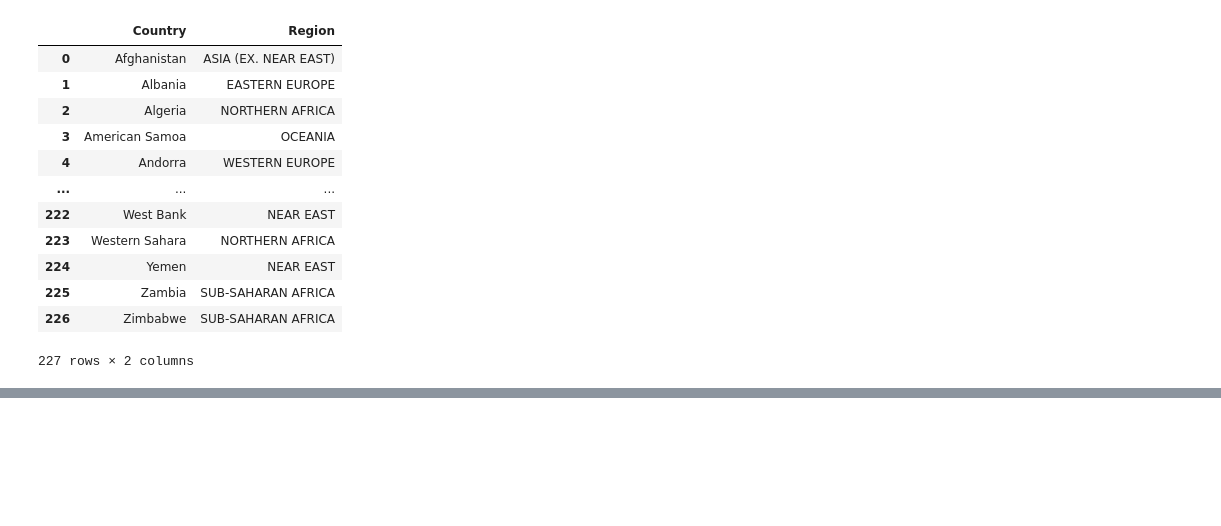
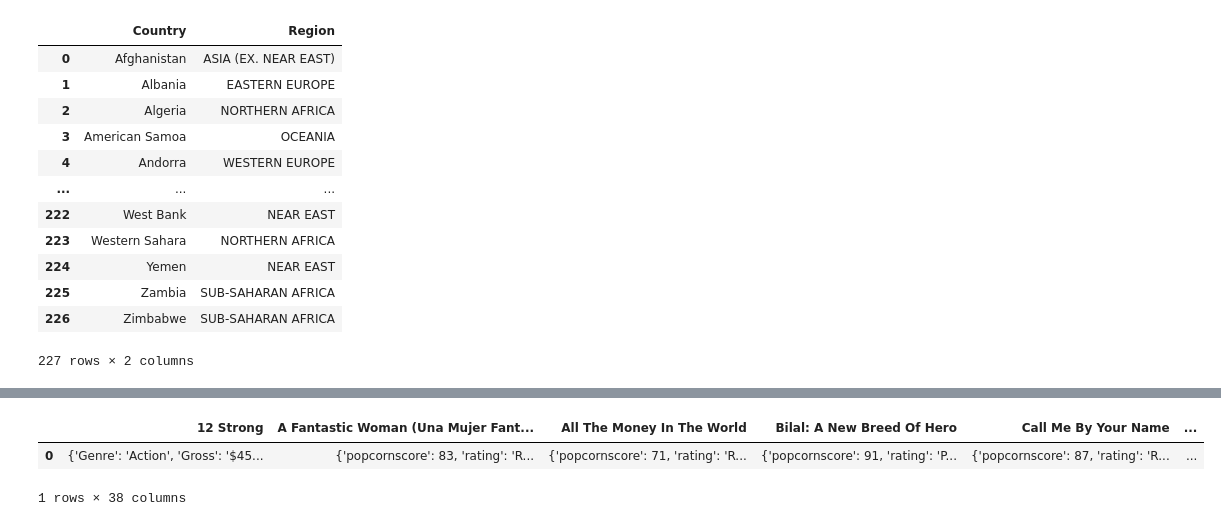
Before and after one commit to kazrkb/pandas-for-data-analytics, a Jupyter notebook: Reading Files Using Pandas.ipynb, the cells around one changed output, grey strips where cells are left out. Saved outputs shown, nothing was run; the diff lists cells and outputs as text; code cells hidden in the pictures; blank space fills up the shorter version.

```diff
--- a/Reading Files Using Pandas.ipynb
+++ b/Reading Files Using Pandas.ipynb
@@ -22,0 +57,7 @@ df
+# %%
+df = pd.read_json(r"D:\Data Analyst Bootcamp\Pandas for Data Analytics\data\json_sample.json")
+df
+# %% [output]
+|  | 12 Strong | A Fantastic Woman (Una Mujer Fant... | All The Money In The World | Bilal: A New Breed Of Hero | Call Me By Your Name | ... |
+| 0 | {'Genre': 'Action', 'Gross': '$45... | {'popcornscore': 83, 'rating': 'R... | {'popcornscore': 71, 'rating': 'R... | {'popcornscore': 91, 'rating': 'P... | {'popcornscore': 87, 'rating': 'R... | ... |
+1 rows × 38 columns
```
Also changed, not shown: parts of 4 cells of this notebook, 2 other files.
